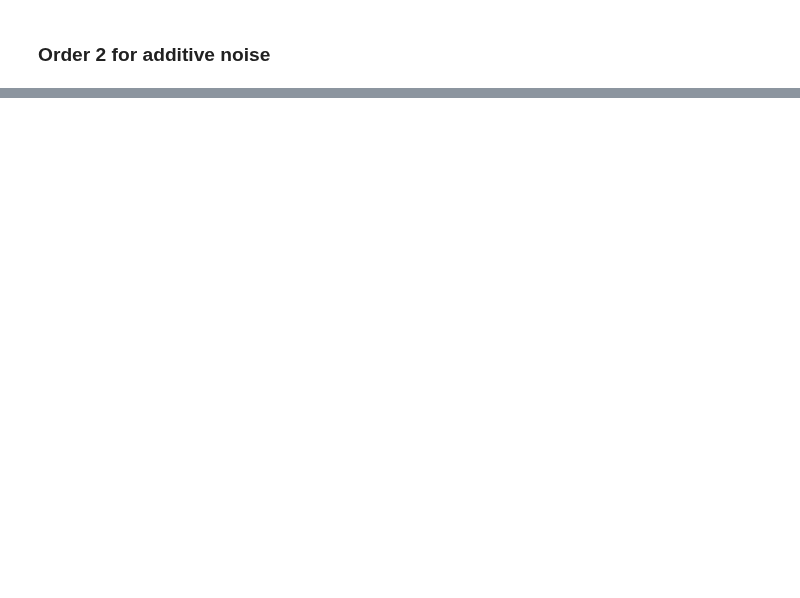
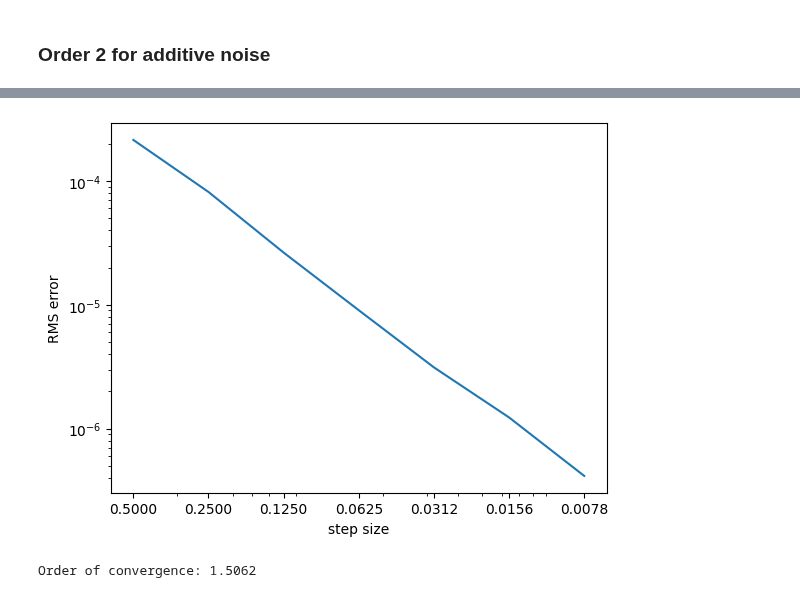
Before and after one commit to andyElking/diffrax_STLA, a Jupyter notebook: examples/srk_example.ipynb, the cells around one changed output, grey strips where cells are left out. Saved outputs shown, nothing was run; the diff lists cells and outputs as text; code cells hidden in the pictures; blank space fills up the shorter version.

```diff
--- a/examples/srk_example.ipynb
+++ b/examples/srk_example.ipynb
@@ -342,0 +334,8 @@ Order of convergence: 1.9577
+# %%
+hs, SLOWRK_errs_commutative_sde, _ = sde_solver_strong_order(
+    keys, commutative_sde_short, SLOW_RK(), SLOW_RK(), 2**-10, dts=hs1
+)
+draw_order(hs, SLOWRK_errs_commutative_sde)
+# %% [output]
+[figure, added]
+Order of convergence: 1.5062
```
Also changed, not shown: parts of 15 cells of this notebook, 7 other files.
